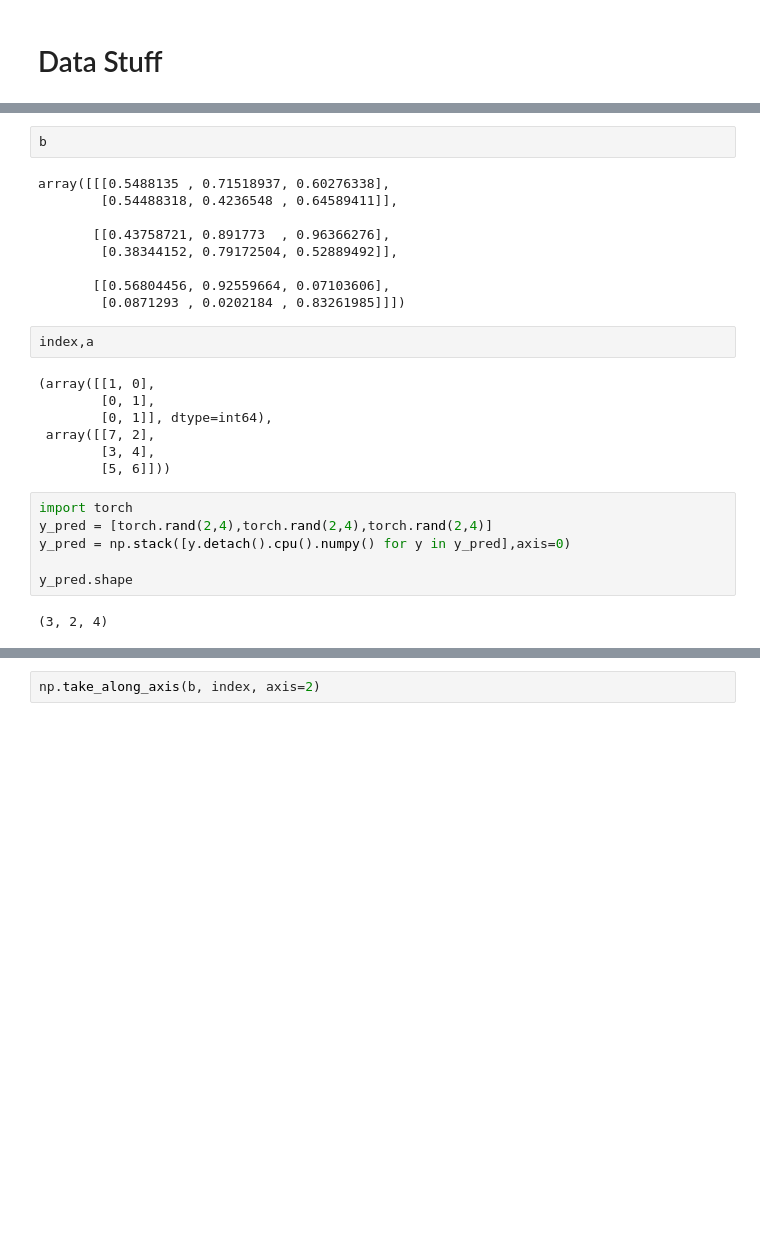
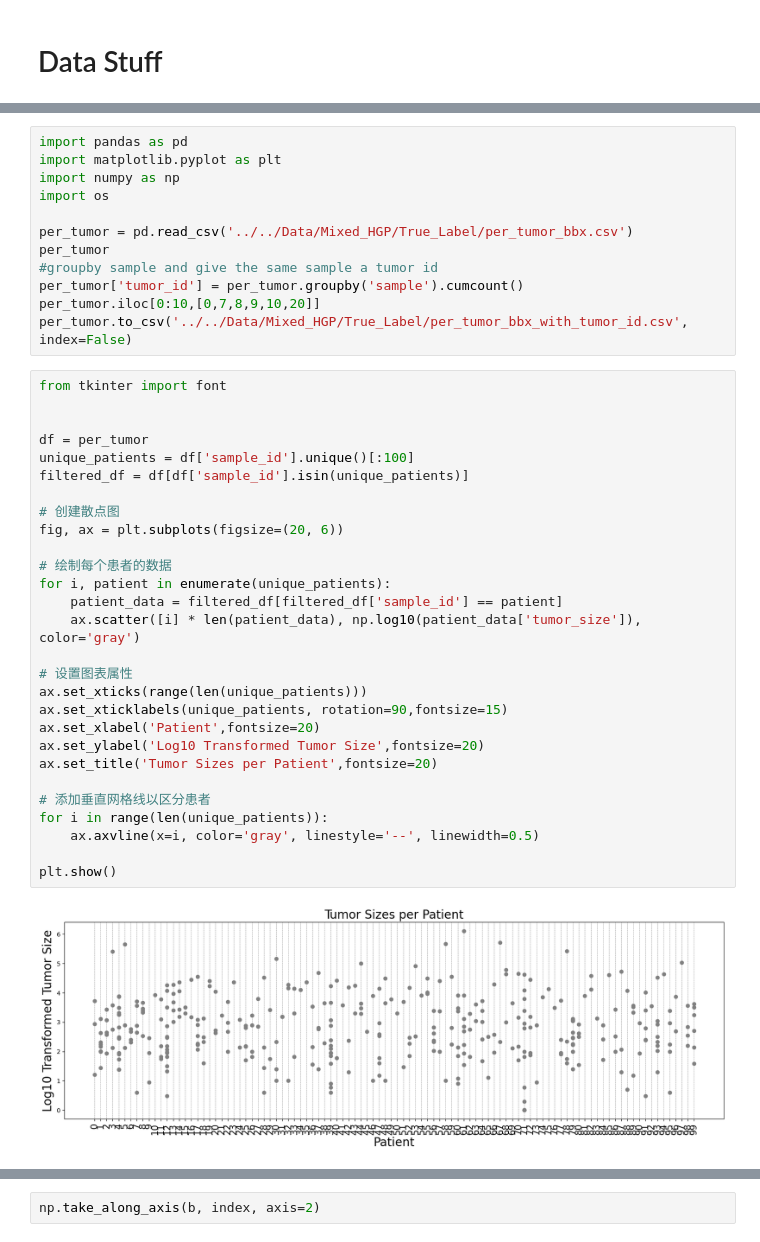
Before and after one commit to BaconDavid/CRLM_Internship_Project, a Jupyter notebook: Jupyter_Test/Data_stuff.ipynb, the cells around one changed output, grey strips where cells are left out. Saved outputs shown, nothing was run; the diff lists cells and outputs as text; blank space fills up the shorter version.

```diff
--- a/Jupyter_Test/Data_stuff.ipynb
+++ b/Jupyter_Test/Data_stuff.ipynb
@@ -35,28 +3,42 @@ array([[[0.74899037, 0.16823608, 0.09418006],
-# %%
-b
-# %% [output]
-array([[[0.5488135 , 0.71518937, 0.60276338],
-        [0.54488318, 0.4236548 , 0.64589411]],
-
-       [[0.43758721, 0.891773  , 0.96366276],
-        [0.38344152, 0.79172504, 0.52889492]],
-
-       [[0.56804456, 0.92559664, 0.07103606],
-        [0.0871293 , 0.0202184 , 0.83261985]]])
-# %%
-index,a
-# %% [output]
-(array([[1, 0],
-        [0, 1],
-        [0, 1]], dtype=int64),
- array([[7, 2],
-        [3, 4],
-        [5, 6]]))
-# %%
-import torch
-y_pred = [torch.rand(2,4),torch.rand(2,4),torch.rand(2,4)]
-y_pred = np.stack([y.detach().cpu().numpy() for y in y_pred],axis=0)
-
-y_pred.shape
-# %% [output]
-(3, 2, 4)
+# %%
+import pandas as pd
+import matplotlib.pyplot as plt
+import numpy as np
+import os
+
+per_tumor = pd.read_csv('../../Data/Mixed_HGP/True_Label/per_tumor_bbx.csv')
+per_tumor
+#groupby sample and give the same sample a tumor id
+per_tumor['tumor_id'] = per_tumor.groupby('sample').cumcount()
+per_tumor.iloc[0:10,[0,7,8,9,10,20]]
+per_tumor.to_csv('../../Data/Mixed_HGP/True_Label/per_tumor_bbx_with_tumor_id.csv', index=False)
+# %%
+from tkinter import font
+
+
+df = per_tumor
+unique_patients = df['sample_id'].unique()[:100]
+filtered_df = df[df['sample_id'].isin(unique_patients)]
+
+# 创建散点图
+fig, ax = plt.subplots(figsize=(20, 6))
+
+# 绘制每个患者的数据
+for i, patient in enumerate(unique_patients):
+    patient_data = filtered_df[filtered_df['sample_id'] == patient]
+    ax.scatter([i] * len(patient_data), np.log10(patient_data['tumor_size']), color='gray')
+
+# 设置图表属性
+ax.set_xticks(range(len(unique_patients)))
+ax.set_xticklabels(unique_patients, rotation=90,fontsize=15)
+ax.set_xlabel('Patient',fontsize=20)
+ax.set_ylabel('Log10 Transformed Tumor Size',fontsize=20)
+ax.set_title('Tumor Sizes per Patient',fontsize=20)
+
+# 添加垂直网格线以区分患者
+for i in range(len(unique_patients)):
+    ax.axvline(x=i, color='gray', linestyle='--', linewidth=0.5)
+
+plt.show()
+# %% [output]
+[figure, added]
```
Also changed, not shown: parts of 3 cells of this notebook, 14 other files.
